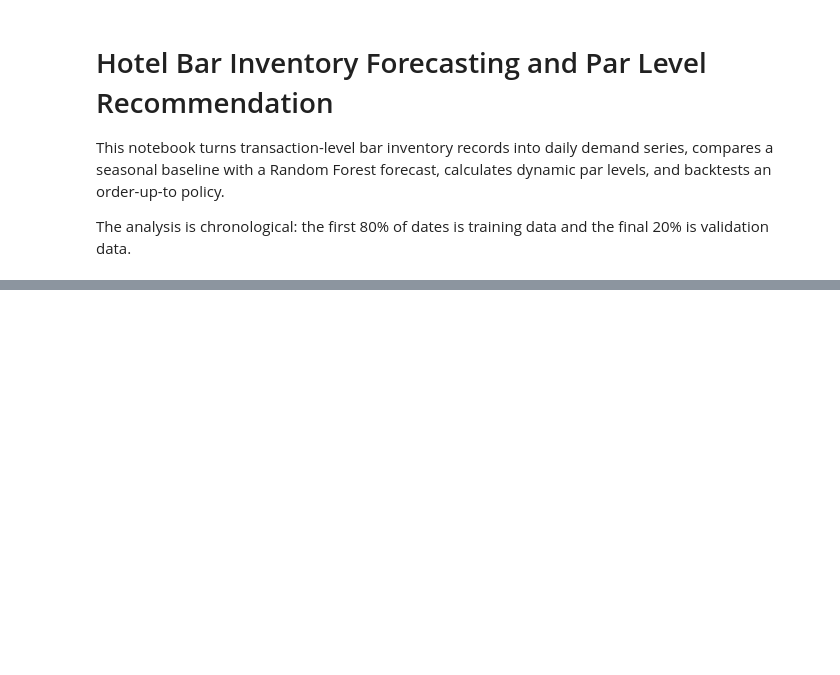
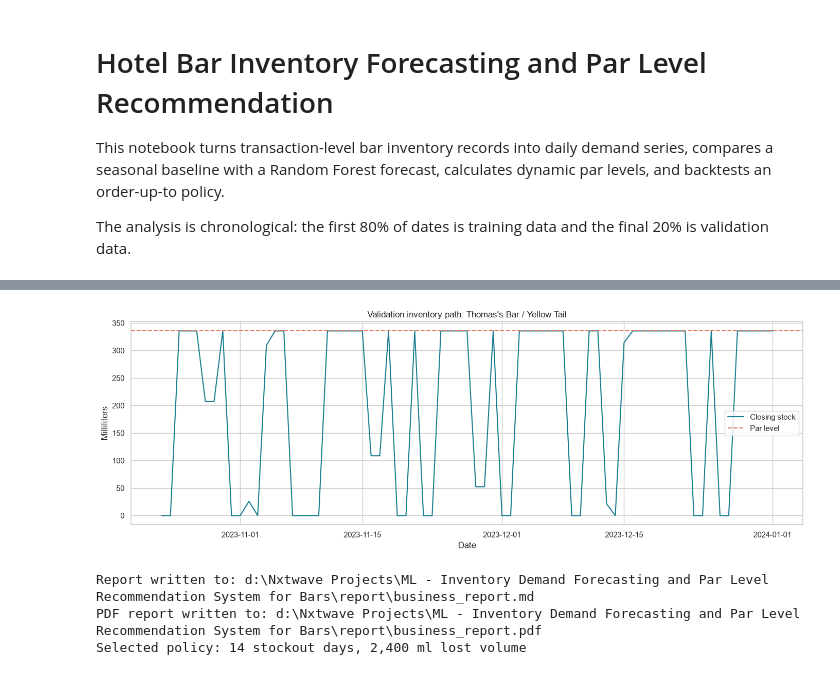
Before and after one commit to Bhanuprakash2580/ML---Inventory-Demand-Forecasting-and-Par-Level-Recommendation-System-for-Bars, a Jupyter notebook: notebooks/inventory_forecasting_solution.ipynb, the cells around one changed output, grey strips where cells are left out. Saved outputs shown, nothing was run; the diff lists cells and outputs as text; code cells hidden in the pictures; blank space fills up the shorter version.

```diff
--- a/notebooks/inventory_forecasting_solution.ipynb
+++ b/notebooks/inventory_forecasting_solution.ipynb
@@ -160,10 +279,20 @@ series_stats.head()
 # %%
-simulation_rows = []
+recommendation_rows = []
 for keys, series in test.groupby(['Bar Name', 'Brand Name']):
     stat = series_stats[(series_stats['Bar Name'] == keys[0]) & (series_stats['Brand Name'] == keys[1])].iloc[0]
     result = simulate_inventory(series['Consumed (ml)'].to_numpy(), stat['par_level_ml'])
-    simulation_rows.append({'Bar Name': keys[0], 'Brand Name': keys[1], 'par_level_ml': stat['par_level_ml'], **{k: v for k, v in result.items() if k != 'history'}})
-simulation = pd.DataFrame(simulation_rows)
+    recommendation_rows.append({
+        'Bar Name': keys[0],
+        'Brand Name': keys[1],
+        'predicted_daily_demand_ml': stat['predicted_daily_demand'],
+        'safety_stock_ml': stat['safety_stock_ml'],
+        'par_level_ml': stat['par_level_ml'],
+        'stockout_days': result['stockout_days'],
+        'lost_volume_ml': result['lost_volume_ml'],
+        'average_inventory_ml': result['average_inventory_ml'],
+    })
+recommendations = pd.DataFrame(recommendation_rows).sort_values('lost_volume_ml', ascending=False)
+recommendations.to_csv(DATA_DIR / 'par_level_recommendations.csv', index=False)
 print('Aggregate validation policy results:')
-display(simulation[['stockout_days', 'lost_volume_ml', 'average_inventory_ml']].sum(numeric_only=True).to_frame('total'))
-simulation.sort_values('lost_volume_ml', ascending=False).head(10)
+print(recommendations[['stockout_days', 'lost_volume_ml', 'average_inventory_ml']].sum().to_string())
+recommendations.head(10)
@@ -170,12 +315,60 @@ simulation.sort_values('lost_volume_ml', ascending=False).head(10)
 # %%
 selected = test.groupby(['Bar Name', 'Brand Name'])['Consumed (ml)'].sum().idxmax()
 selected_test = test[(test['Bar Name'] == selected[0]) & (test['Brand Name'] == selected[1])].copy()
 selected_stat = series_stats[(series_stats['Bar Name'] == selected[0]) & (series_stats['Brand Name'] == selected[1])].iloc[0]
 selected_sim = simulate_inventory(selected_test['Consumed (ml)'].to_numpy(), selected_stat['par_level_ml'])
-plt.figure(figsize=(14, 5))
-plt.plot(selected_test['Date'], selected_sim['history'], label='Closing stock', color='#167d8d')
-plt.axhline(selected_stat['par_level_ml'], color='#e07a5f', linestyle='--', label='Par level')
-plt.title(f'Validation inventory path: {selected[0]} / {selected[1]}')
-plt.ylabel('Milliliters'); plt.xlabel('Date'); plt.legend(); plt.tight_layout(); plt.show()
-print('Selected policy:', {k: selected_sim[k] for k in ['stockout_days', 'lost_volume_ml', 'average_inventory_ml']})
+
+fig, ax = plt.subplots(figsize=(14, 5))
+ax.plot(selected_test['Date'], selected_sim['history'], label='Closing stock', color='#167d8d')
+ax.axhline(selected_stat['par_level_ml'], color='#e07a5f', linestyle='--', label='Par level')
+ax.set_title(f'Validation inventory path: {selected[0]} / {selected[1]}')
+ax.set_ylabel('Milliliters')
+ax.set_xlabel('Date')
+ax.legend()
+fig.tight_layout()
+fig.savefig(FIGURE_DIR / 'inventory_policy_example.png', dpi=160, bbox_inches='tight')
+plt.show()
+
+# Write a portable business report from the same notebook run.
+report_text = f'''# Bar Inventory Forecasting and Par-Level Recommendation
+
+## Executive summary
+This notebook cleans the committed daily consumption CSV, forecasts demand by bar and brand, evaluates a seasonal baseline against a Random Forest, and recommends inventory par levels for a two-day supplier lead time.
+
+## Data and quality
+- Rows loaded: {quality['rows_loaded']:,}; completed daily rows: {len(daily_ts):,}.
+- Scope: {daily_ts['Bar Name'].nunique()} bars, {daily_ts['Brand Name'].nunique()} brands, {len(pairs)} bar-brand series.
+- Date range: {daily_ts['Date'].min().date()} to {daily_ts['Date'].max().date()}.
+- Invalid dates: {quality['invalid_dates']}; invalid demand values: {quality['invalid_consumption']}; duplicate keys: {quality['duplicate_keys']}.
+
+## Forecast evidence
+The chronological 80/20 validation compares a seven-day seasonal-naive forecast with a Random Forest using lags, rolling statistics, weekday, weekend, bar, and brand features. The seasonal baseline WAPE is {metrics.loc['Seasonal naive (7 days)', 'WAPE']:.1%} and the Random Forest WAPE is {metrics.loc['Random Forest', 'WAPE']:.1%}. RMSE values are {metrics.loc['Seasonal naive (7 days)', 'RMSE_ml']:.1f} ml and {metrics.loc['Random Forest', 'RMSE_ml']:.1f} ml respectively.
+
+## Inventory recommendation
+Par level = predicted daily demand x {LEAD_TIME_DAYS} lead-time days + {SERVICE_LEVEL_Z} x daily demand standard deviation x sqrt({LEAD_TIME_DAYS}). The validation simulation produced {int(recommendations['stockout_days'].sum()):,} stockout days, {recommendations['lost_volume_ml'].sum():,.0f} ml lost volume, and {recommendations['average_inventory_ml'].sum():,.0f} ml summed average inventory across {len(recommendations)} series.
+
+The highest-volume validation series was **{selected[0]} / {selected[1]}**, with {selected_sim['stockout_days']} stockout days and {selected_sim['lost_volume_ml']:,.0f} ml lost volume.
+
+## Assumptions and next steps
+Demand is measured in milliliters, unmet demand is treated as lost, lead time is constant, and observed consumption may be censored by historical stockouts. Add promotions, events, vendor lead-time variation, and a live inventory position before production deployment.
+'''
+(REPORT_DIR / 'business_report.md').write_text(report_text, encoding='utf-8')
+
+with PdfPages(REPORT_DIR / 'business_report.pdf') as pdf:
+    for figure_path in [FIGURE_DIR / 'eda_overview.png', FIGURE_DIR / 'forecast_model_comparison.png', FIGURE_DIR / 'inventory_policy_example.png']:
+        image = plt.imread(figure_path)
+        report_figure, report_ax = plt.subplots(figsize=(11, 7))
+        report_ax.imshow(image)
+        report_ax.axis('off')
+        pdf.savefig(report_figure, bbox_inches='tight')
+        plt.close(report_figure)
+
+print(f'Report written to: {REPORT_DIR / "business_report.md"}')
+print(f'PDF report written to: {REPORT_DIR / "business_report.pdf"}')
+print(f'Selected policy: {selected_sim["stockout_days"]} stockout days, {selected_sim["lost_volume_ml"]:,.0f} ml lost volume')
+# %% [output]
+[figure, added]
+Report written to: d:\Nxtwave Projects\ML - Inventory Demand Forecasting and Par Level Recommendation System for Bars\report\business_report.md
+PDF report written to: d:\Nxtwave Projects\ML - Inventory Demand Forecasting and Par Level Recommendation System for Bars\report\business_report.pdf
+Selected policy: 14 stockout days, 2,400 ml lost volume
 # %% [markdown]
```
Also changed, not shown: parts of 14 cells of this notebook, 14 other files.
